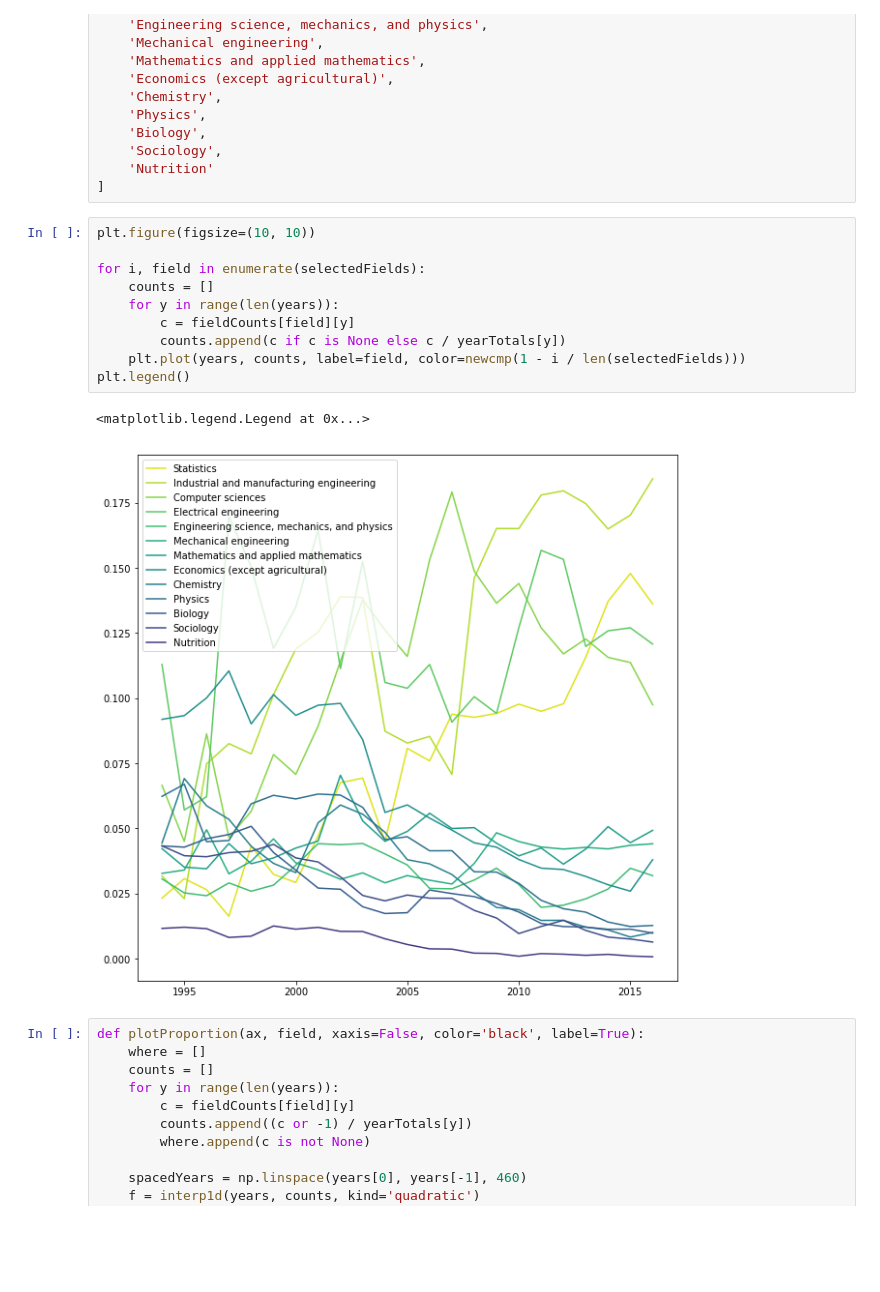
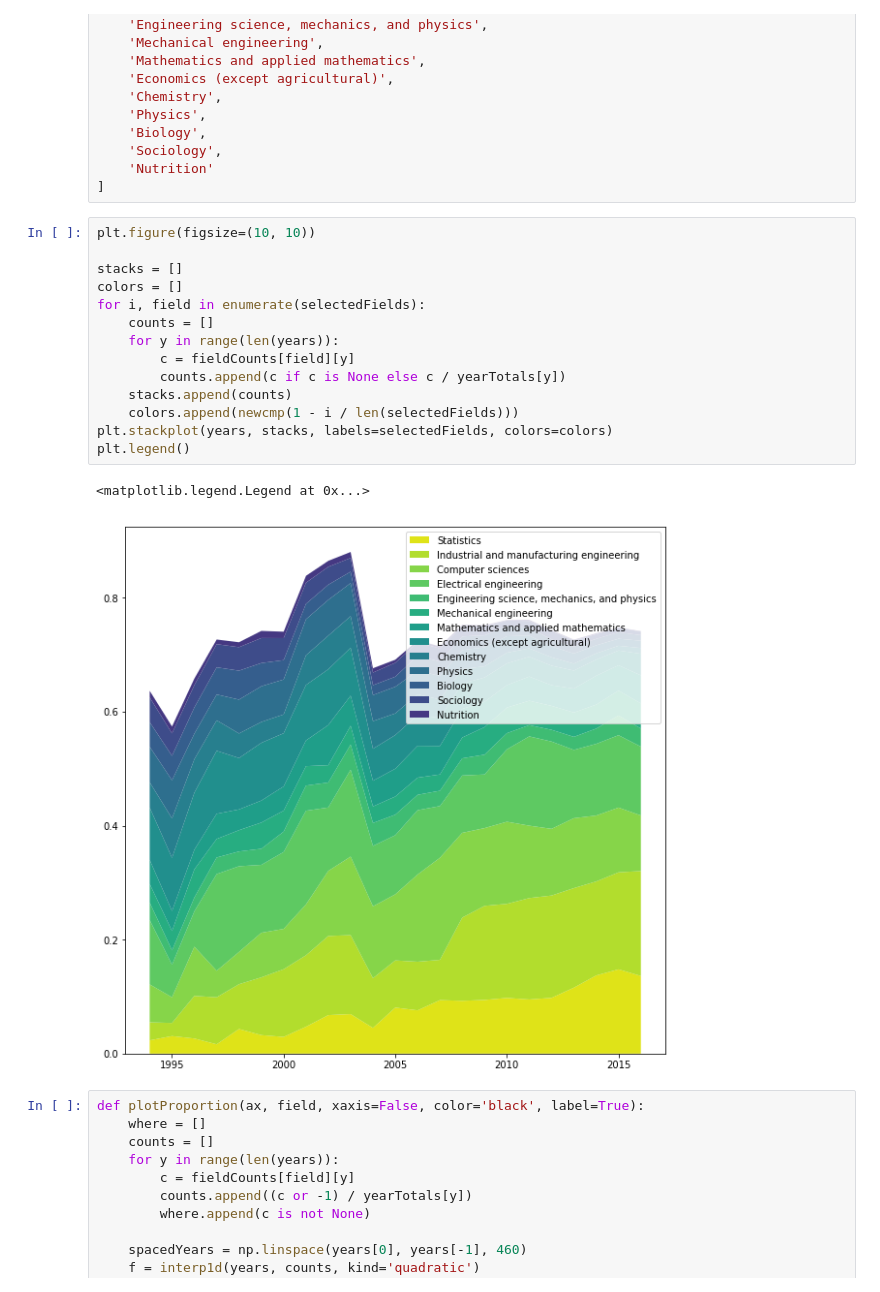
Before and after one commit to graphicsdesk/international-students, a Jupyter notebook: notebooks/gss-detailed-distribution.ipynb, the cells around one changed output. Drawn from its saved outputs; the diff is of its cells as text; blank space fills up the shorter version.

Commit message:
stacked area chart

```diff
--- a/notebooks/gss-detailed-distribution.ipynb
+++ b/notebooks/gss-detailed-distribution.ipynb
@@ -72,16 +72,20 @@ selectedFields = [
 # %%
 plt.figure(figsize=(10, 10))
 
+stacks = []
+colors = []
 for i, field in enumerate(selectedFields):
     counts = []
     for y in range(len(years)):
         c = fieldCounts[field][y]
         counts.append(c if c is None else c / yearTotals[y])
-    plt.plot(years, counts, label=field, color=newcmp(1 - i / len(selectedFields)))
+    stacks.append(counts)
+    colors.append(newcmp(1 - i / len(selectedFields)))
+plt.stackplot(years, stacks, labels=selectedFields, colors=colors)
 plt.legend()
 # %% [output]
 <matplotlib.legend.Legend at 0x...>
-[figure, old version]
+[figure, new version]
 # %%
 def plotProportion(ax, field, xaxis=False, color='black', label=True):
     where = []
```
Also changed, not shown: 1 other file.
